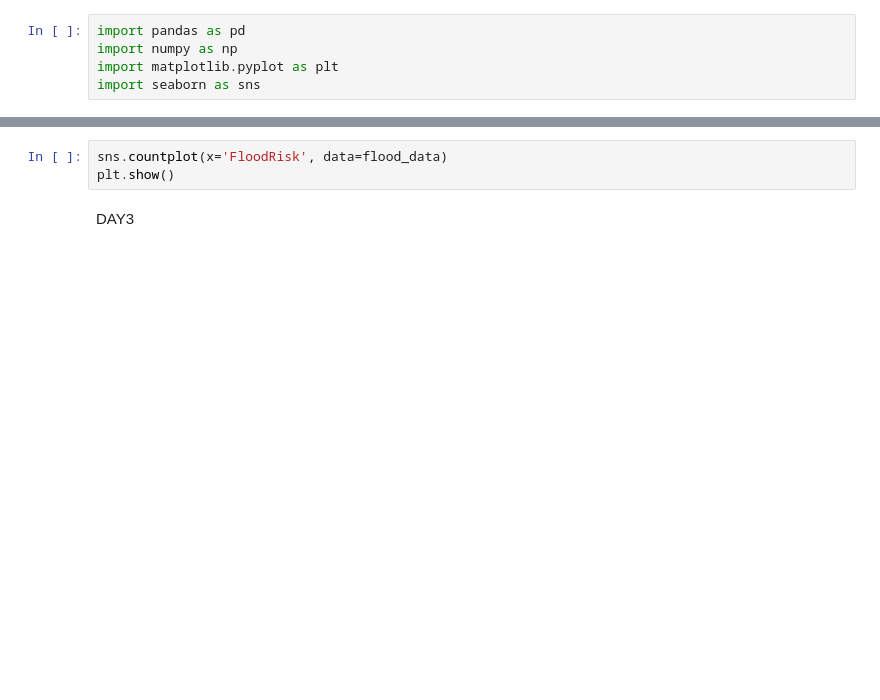
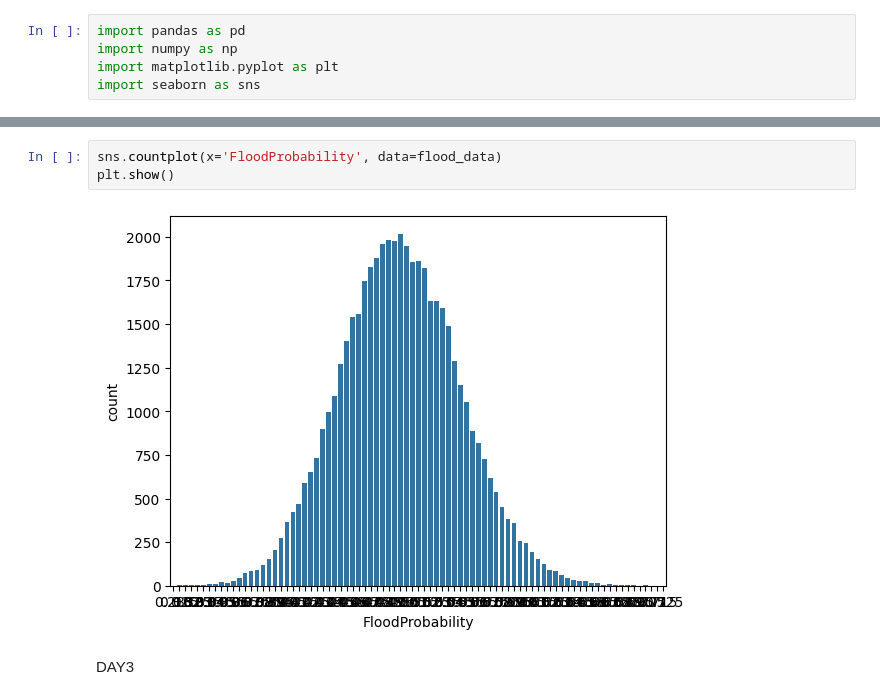
Before and after one commit to kumarakshu/AI-Disaster-Prediction-System, a Jupyter notebook: notebook/eda.ipynb, the cells around one changed output, grey strips where cells are left out. Saved outputs shown, nothing was run; the diff lists cells and outputs as text; blank space fills up the shorter version.

```diff
--- a/notebook/eda.ipynb
+++ b/notebook/eda.ipynb
@@ -40,6 +108,8 @@ plt.show()
 # %%
-sns.countplot(x='FloodRisk', data=flood_data)
+sns.countplot(x='FloodProbability', data=flood_data)
 plt.show()
+# %% [output]
+[figure, added]
 # %% [markdown]
 DAY3
 # %%
```
Also changed, not shown: parts of 14 cells of this notebook, 3 other files.
